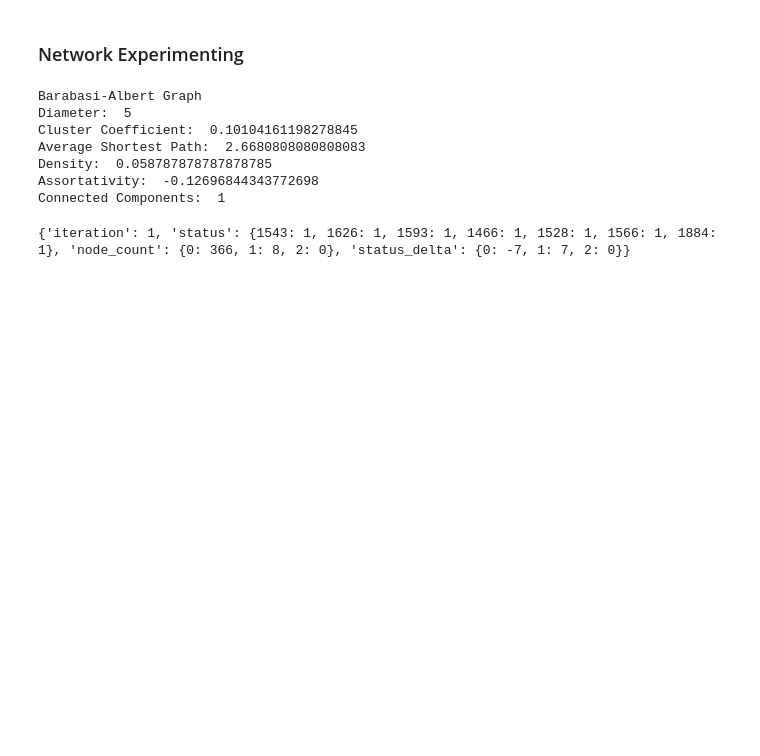
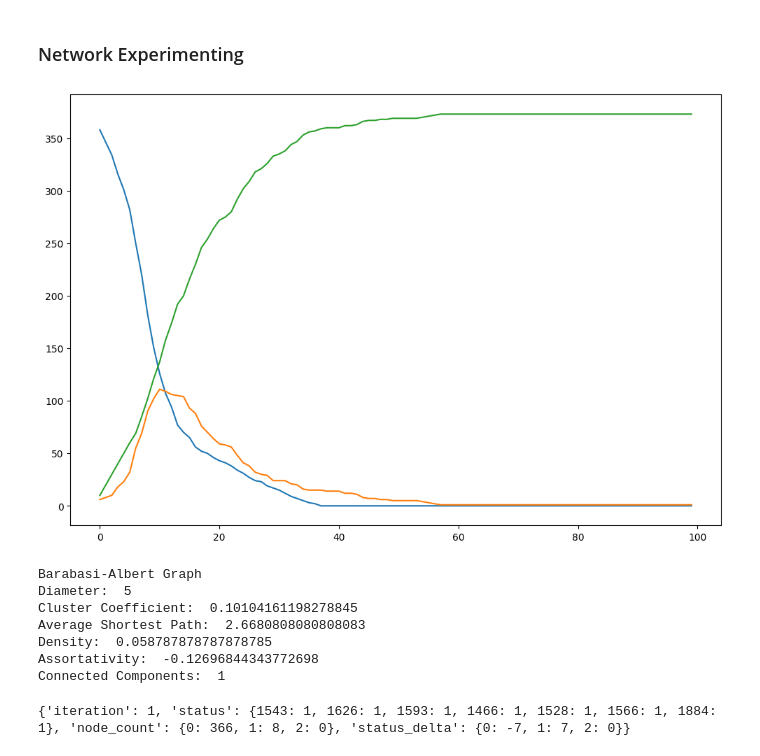
Before and after one commit to VictorianHues/Stochastic-SpatialModels_Assignment2, a Jupyter notebook: Problem2.ipynb, the cells around one changed output. Drawn from its saved outputs; the diff is of its cells as text; code cells hidden in the pictures; blank space fills up the shorter version.

```diff
--- a/Problem2.ipynb
+++ b/Problem2.ipynb
@@ -209,0 +206,3 @@ plotNetwork(sociopatternsNetwork, 'Sociopatterns Network SIR Model at time step
+# %%
+beta = 0.101
+gamma = 0.1
@@ -230,5 +478,56 @@ plt.close(fig)
 # %% [markdown]
 ### Network Experimenting
+# %%
+VACC_NUM = 10
+
+sociopatternsNullSIR = ep.SIRModel(sociopatternsNetwork)
+
+modelConfig = mc.Configuration()
+modelConfig.add_model_parameter('beta', beta)
+modelConfig.add_model_parameter('gamma', gamma)
+# modelConfig.add_model_parameter('Infected', infectedNodesRandom)
+modelConfig.add_model_parameter("fraction_infected", 0.0)
+
+for n in sociopatternsNetwork.nodes():
+    modelConfig.add_node_configuration("Infected", n, 0)
+
+vaccinationArray = list(sociopatternsNetwork.nodes())
+random.shuffle(vaccinationArray)
+
+for i in infectedNodesRandom:
+    sociopatternsNullSIR.status[i] = 1
+sociopatternsNullSIR.set_initial_status(modelConfig)
+
+S_list = []
+I_list = []
+R_list = []
+
+colorDictionary = {}
+colors = []
+
+title = 'Sociopatterns Network SIR Model'
+saveName = 'sociopatternsSIRModel.gif'
+
+fig = plt.figure(figsize=(12, 8))
+
+for i in timeSpan:
+    for vacc in range(VACC_NUM):
+        if len(vaccinationArray) > 0:
+            vaccCandidate = vaccinationArray.pop()
+            if sociopatternsNullSIR.status[vaccCandidate] == 0:
+                sociopatternsNullSIR.status[vaccCandidate] = 2
+    iteration = sociopatternsNullSIR.iteration()
+    # print(iteration)
+    S_list.append(iteration['node_count'][0])
+    I_list.append(iteration['node_count'][1])
+    R_list.append(iteration['node_count'][2])
+
+plt.plot(timeSpan, S_list, label='Susceptible')
+plt.plot(timeSpan, I_list, label='Infected')
+plt.plot(timeSpan, R_list, label='Recovered')
+plt.show()
+# %% [output]
+[figure, added]
 # %%
 nodeNum = 100
 edgeNum = 3
```
Also changed, not shown: parts of 32 cells of this notebook.
